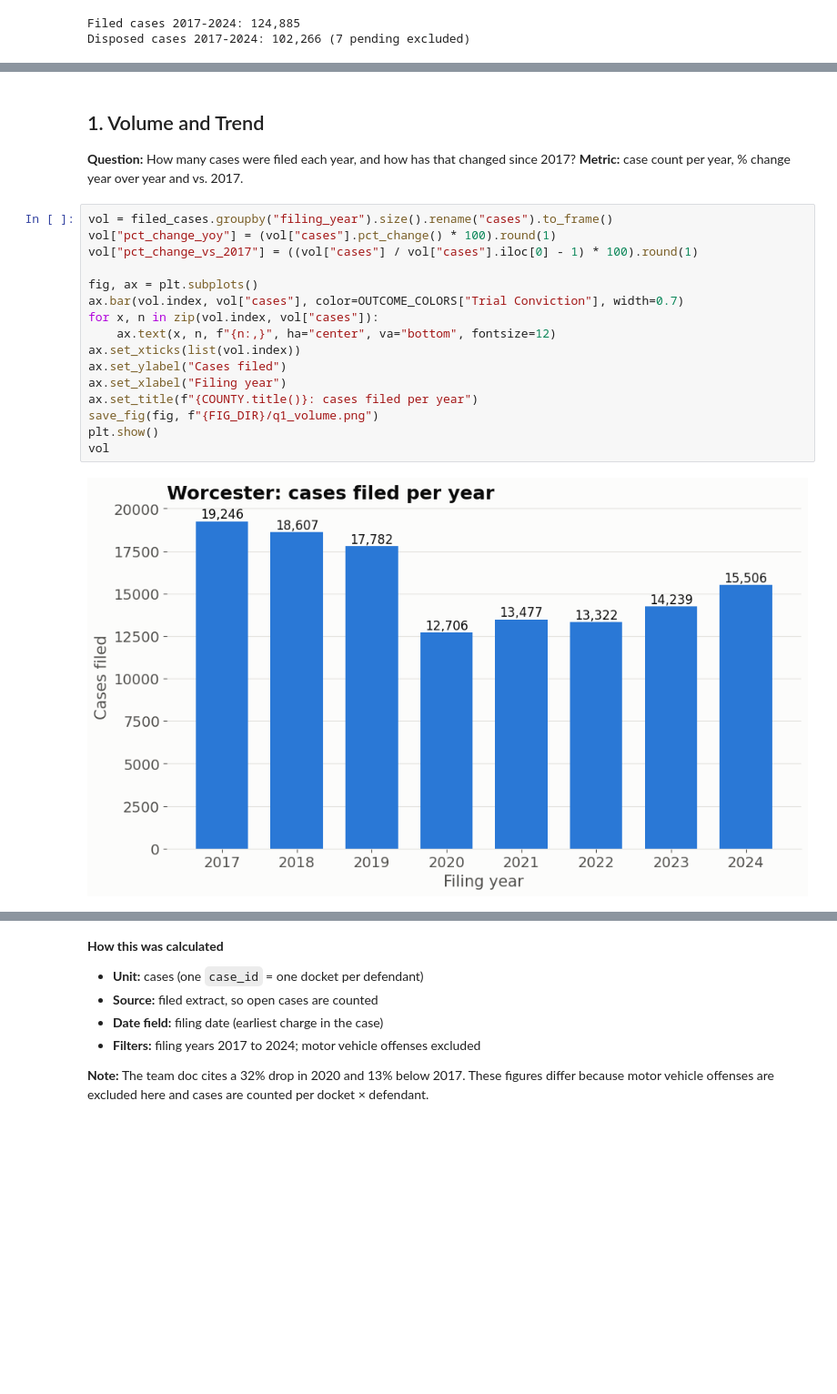
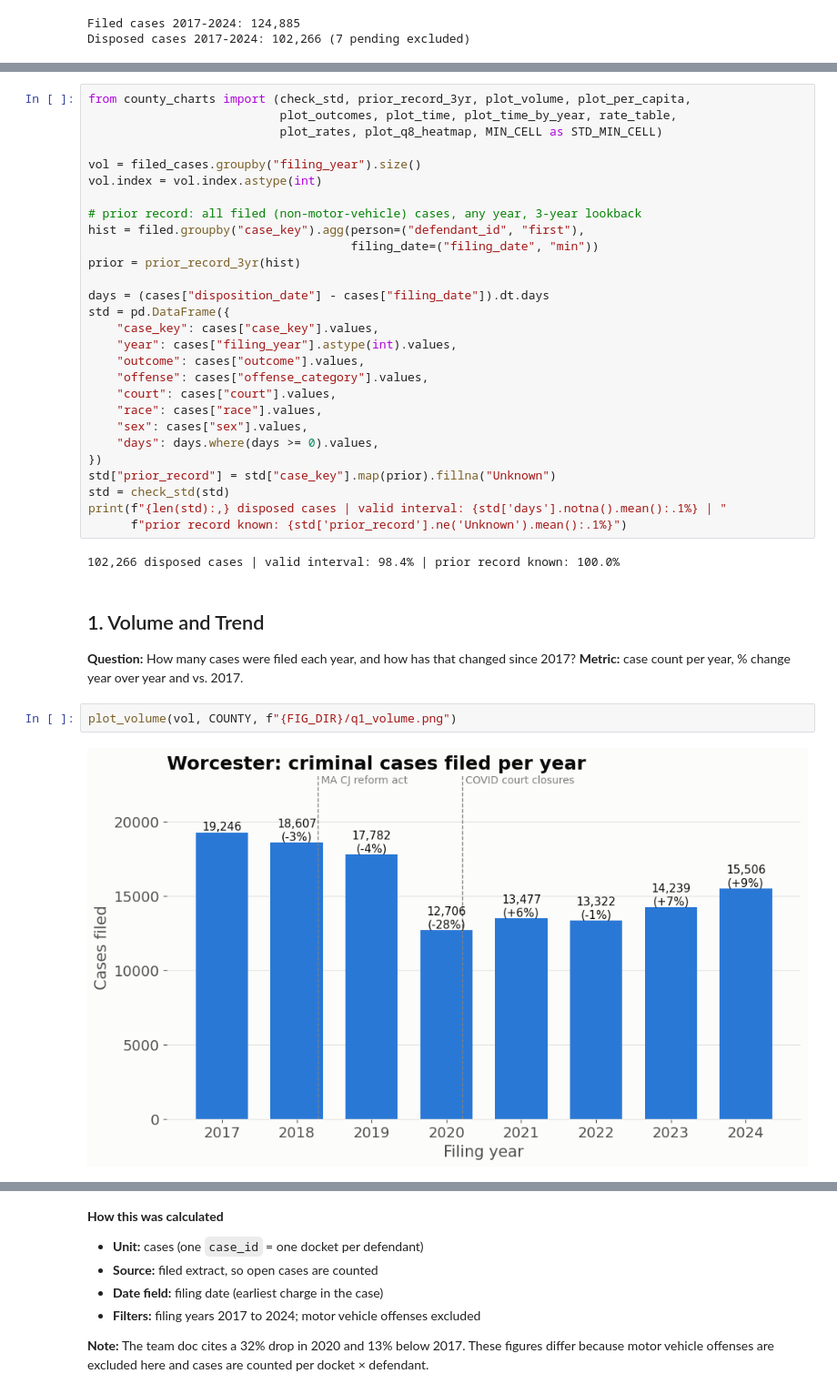
Before and after one commit to BU-Spark/ds-prosecutor-explorer, a Jupyter notebook: fa26/worcester/worcester_analysis.ipynb, the cells around one changed output, grey strips where cells are left out. Shown at 91% size. Drawn from its saved outputs; the diff is of its cells as text; blank space fills up the shorter version.

```diff
--- a/fa26/worcester/worcester_analysis.ipynb
+++ b/fa26/worcester/worcester_analysis.ipynb
@@ -271,25 +283,41 @@ Disposed cases 2017-2024: 102,266 (7 pending excluded)
+# %%
+from county_charts import (check_std, prior_record_3yr, plot_volume, plot_per_capita,
+                           plot_outcomes, plot_time, plot_time_by_year, rate_table,
+                           plot_rates, plot_q8_heatmap, MIN_CELL as STD_MIN_CELL)
+
+vol = filed_cases.groupby("filing_year").size()
+vol.index = vol.index.astype(int)
+
+# prior record: all filed (non-motor-vehicle) cases, any year, 3-year lookback
+hist = filed.groupby("case_key").agg(person=("defendant_id", "first"),
+                                     filing_date=("filing_date", "min"))
+prior = prior_record_3yr(hist)
+
+days = (cases["disposition_date"] - cases["filing_date"]).dt.days
+std = pd.DataFrame({
+    "case_key": cases["case_key"].values,
+    "year": cases["filing_year"].astype(int).values,
+    "outcome": cases["outcome"].values,
+    "offense": cases["offense_category"].values,
+    "court": cases["court"].values,
+    "race": cases["race"].values,
+    "sex": cases["sex"].values,
+    "days": days.where(days >= 0).values,
+})
+std["prior_record"] = std["case_key"].map(prior).fillna("Unknown")
+std = check_std(std)
+print(f"{len(std):,} disposed cases | valid interval: {std['days'].notna().mean():.1%} | "
+      f"prior record known: {std['prior_record'].ne('Unknown').mean():.1%}")
+# %% [output]
+102,266 disposed cases | valid interval: 98.4% | prior record known: 100.0%
 # %% [markdown]
 ## 1. Volume and Trend
 **Question:** How many cases were filed each year, and how has that changed since 2017?
 **Metric:** case count per year, % change year over year and vs. 2017.
 # %%
-vol = filed_cases.groupby("filing_year").size().rename("cases").to_frame()
-vol["pct_change_yoy"] = (vol["cases"].pct_change() * 100).round(1)
-vol["pct_change_vs_2017"] = ((vol["cases"] / vol["cases"].iloc[0] - 1) * 100).round(1)
-
-fig, ax = plt.subplots()
-ax.bar(vol.index, vol["cases"], color=OUTCOME_COLORS["Trial Conviction"], width=0.7)
-for x, n in zip(vol.index, vol["cases"]):
-    ax.text(x, n, f"{n:,}", ha="center", va="bottom", fontsize=12)
-ax.set_xticks(list(vol.index))
-ax.set_ylabel("Cases filed")
-ax.set_xlabel("Filing year")
-ax.set_title(f"{COUNTY.title()}: cases filed per year")
-save_fig(fig, f"{FIG_DIR}/q1_volume.png")
-plt.show()
-vol
+plot_volume(vol, COUNTY, f"{FIG_DIR}/q1_volume.png")
 # %% [output]
-[figure, old version]
+[figure, new version]
 |  | cases | pct_change_yoy | pct_change_vs_2017 |
 | filing_year |  |  |  |
 | 2017 | 19246 | NaN | 0.0 |
```
Also changed, not shown: parts of 13 cells of this notebook, 15 other files.
